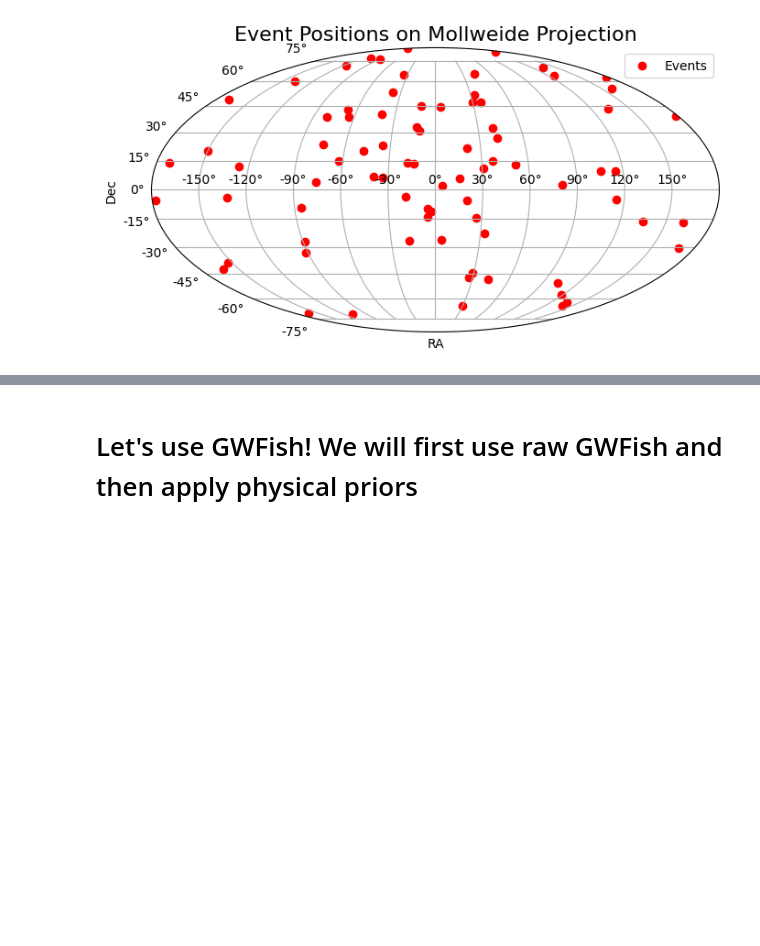
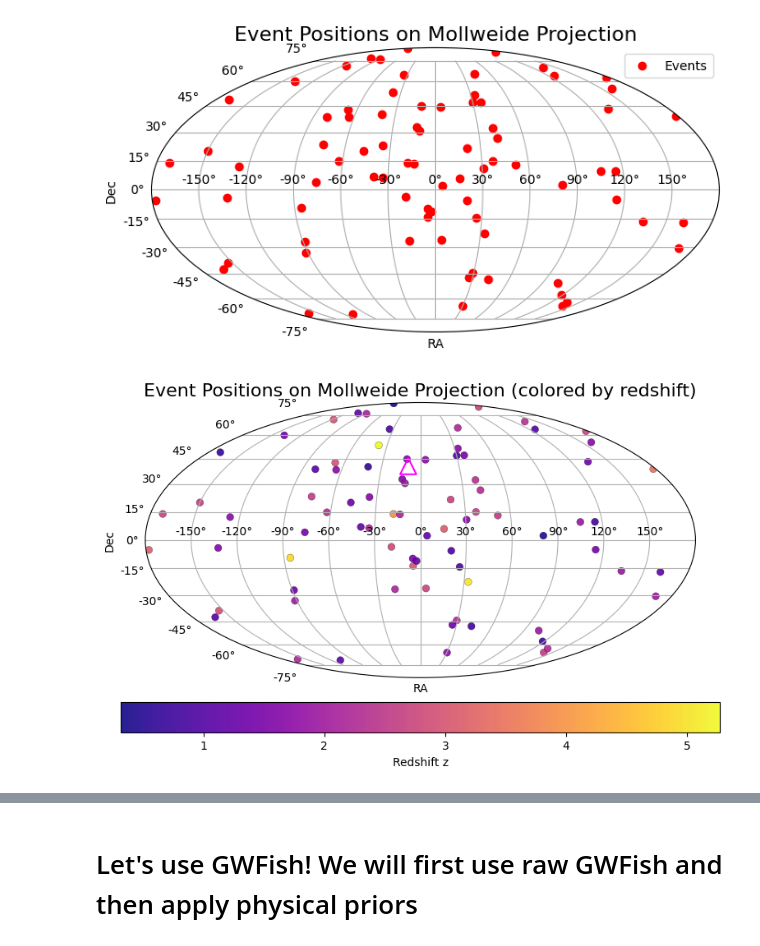
Before and after one commit to AndreaCozzumbo/acme_tutorials, a Jupyter notebook: GWFish/cosmo_tutorial/cosmo_tutorial.ipynb, the cells around one changed output, grey strips where cells are left out. Cells and saved outputs as stored; diff of their text form; code cells hidden in the pictures; blank space fills up the shorter version.

```diff
--- a/GWFish/cosmo_tutorial/cosmo_tutorial.ipynb
+++ b/GWFish/cosmo_tutorial/cosmo_tutorial.ipynb
@@ -240,6 +240,41 @@ plt.legend()
 plt.show()
 # %% [output]
 [figure]
+# %%
+lat_ET = (40 + 31./60) * np.pi / 180.   # radians
+lon_ET = (9 + 25./60) * np.pi / 180.    # radians
+
+x_ET = -lon_ET   # flip longitude to match RA convention
+y_ET = lat_ET
+# %%
+plt.figure(figsize=(8, 5))
+ra_rad = data['ra'].astype(float)
+
+# Shift RA from [0, 2pi] to [-pi, pi] for mollweide
+ra_rad = np.where(ra_rad > np.pi, ra_rad - 2 * np.pi, ra_rad)
+
+dec_rad = data['dec'].astype(float)
+z_vals = data['redshift'].astype(float)
+
+ax = plt.subplot(111, projection='mollweide')
+
+# scatter with colormap based on redshift
+sc = ax.scatter(ra_rad, dec_rad, c=z_vals, cmap='plasma', s=40, edgecolors='k', linewidths=0.2, alpha=0.9)
+ax.scatter(x_ET, y_ET, marker='^', s=200, facecolors='none', edgecolors='magenta', linewidths=1.5, label='ET delta')
+
+ax.grid(True)
+ax.set_xlabel('RA')
+ax.set_ylabel('Dec')
+ax.set_title('Event Positions on Mollweide Projection (colored by redshift)')
+
+# colorbar
+cb = plt.colorbar(sc, ax=ax, orientation='horizontal', pad=0.07)
+cb.set_label('Redshift z')
+
+plt.tight_layout()
+plt.show()
+# %% [output]
+[figure, added]
 # %%
 data2save = pd.DataFrame(data=data)
 data2save.head(5)
```
Also changed, not shown: parts of 7 cells of this notebook.
